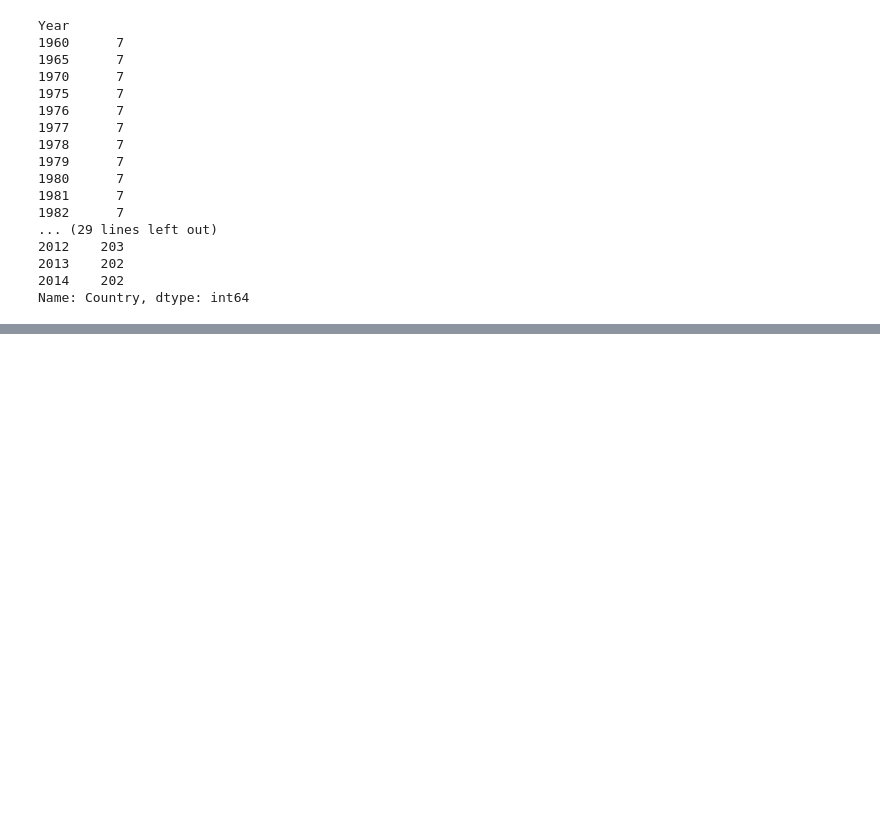
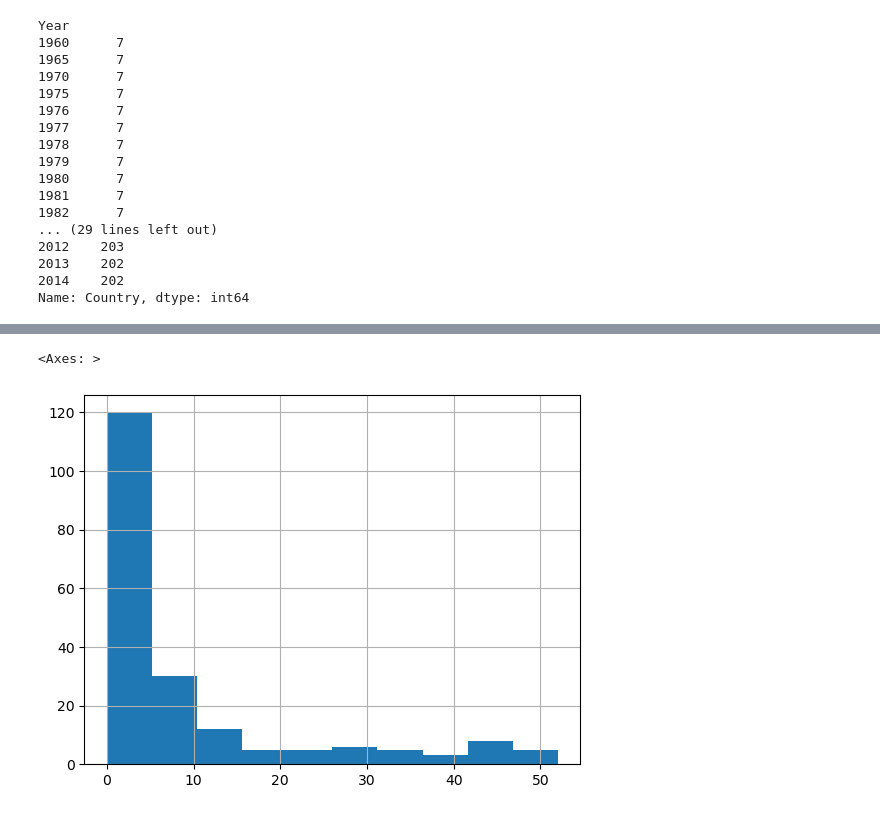
Before and after one commit to NSS-Data-Analytics-Cohort-11/undata-maryam-muhammad-0, a Jupyter notebook: notebook/un_data.ipynb, the cells around one changed output, grey strips where cells are left out. Cells and saved outputs as stored; diff of their text form; code cells hidden in the pictures; blank space fills up the shorter version.

```diff
--- a/notebook/un_data.ipynb
+++ b/notebook/un_data.ipynb
@@ -294,2 +322,7 @@ Name: Country, dtype: int64
 # %%
 #How does the distribution of internet users percent differ for 2000 and 2014?
+
+internet_df[internet_df['Year']==2000]['Internet_Users_Pct'].hist()
+# %% [output]
+<Axes: >
+[figure, added]
```
Also changed, not shown: parts of 16 cells of this notebook.
